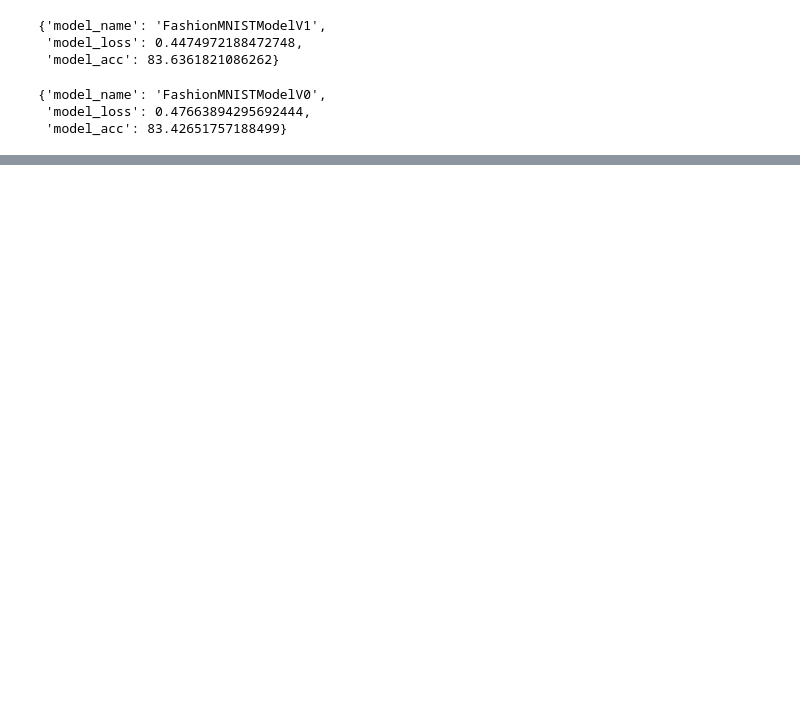
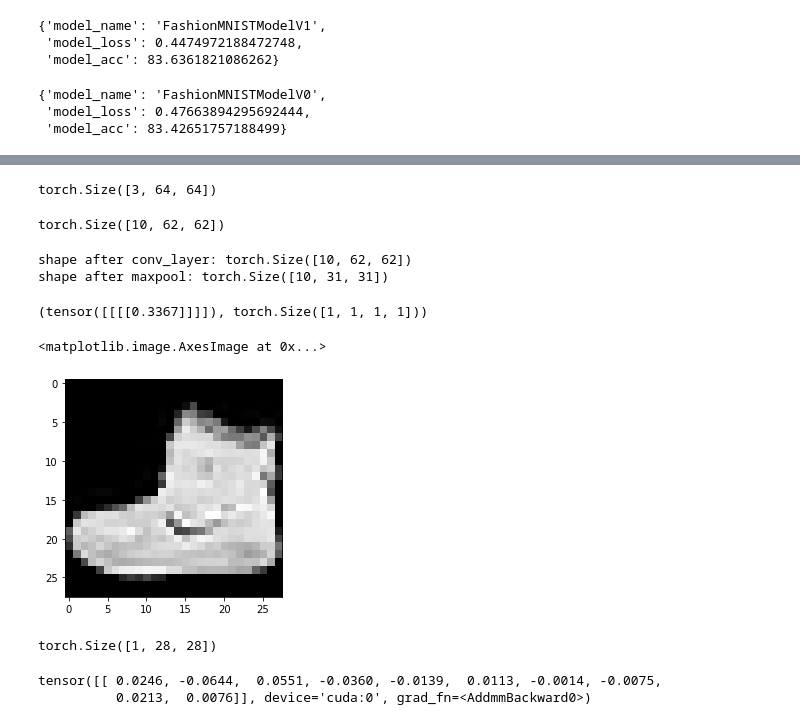
Before and after one commit to seoggu/multiclass_torchvision, a Jupyter notebook: main_model.ipynb, the cells around one changed output, grey strips where cells are left out. Saved outputs shown, nothing was run; the diff lists cells and outputs as text; code cells hidden in the pictures; blank space fills up the shorter version.

```diff
--- a/main_model.ipynb
+++ b/main_model.ipynb
@@ -620,0 +688,52 @@ model_0_results
+# %%
+test_image.shape
+# %% [output]
+torch.Size([3, 64, 64])
+# %%
+torch.manual_seed(42)
+conv_layer = nn.Conv2d(in_channels=3,
+                       out_channels=10,
+                       kernel_size=(3,3),
+                       stride=1,
+                       padding=0)
+
+conv_output = conv_layer(test_image)
+conv_output.shape
+# %% [output]
+torch.Size([10, 62, 62])
+# %%
+max_pool_layer = nn.MaxPool2d(kernel_size=2)
+
+test_image_through_conv = conv_layer(test_image)
+print(f"shape after conv_layer: {test_image_through_conv.shape}")
+
+test_image_through_conv_and_max_pool = max_pool_layer(test_image_through_conv)
+print(f"shape after maxpool: {test_image_through_conv_and_max_pool.shape }")
+# %% [output]
+shape after conv_layer: torch.Size([10, 62, 62])
+shape after maxpool: torch.Size([10, 31, 31])
+# %%
+torch.manual_seed(42)
+random_tensor = torch.randn(size=(1,1,2,2))
+
+max_pool_layer = nn.MaxPool2d(kernel_size=2)
+
+max_pool_tensor = max_pool_layer(random_tensor)
+
+max_pool_tensor, max_pool_tensor.shape
+# %% [output]
+(tensor([[[[0.3367]]]]), torch.Size([1, 1, 1, 1]))
+# %%
+plt.imshow(image.squeeze(), cmap="gray")
+# %% [output]
+<matplotlib.image.AxesImage at 0x...>
+[figure, added]
+# %%
+image.shape
+# %% [output]
+torch.Size([1, 28, 28])
+# %%
+model_2(image.unsqueeze(0).to(device))
+# %% [output]
+tensor([[ 0.0246, -0.0644,  0.0551, -0.0360, -0.0139,  0.0113, -0.0014, -0.0075,
+          0.0213,  0.0076]], device='cuda:0', grad_fn=<AddmmBackward0>)
```
Also changed, not shown: parts of 39 cells of this notebook.
